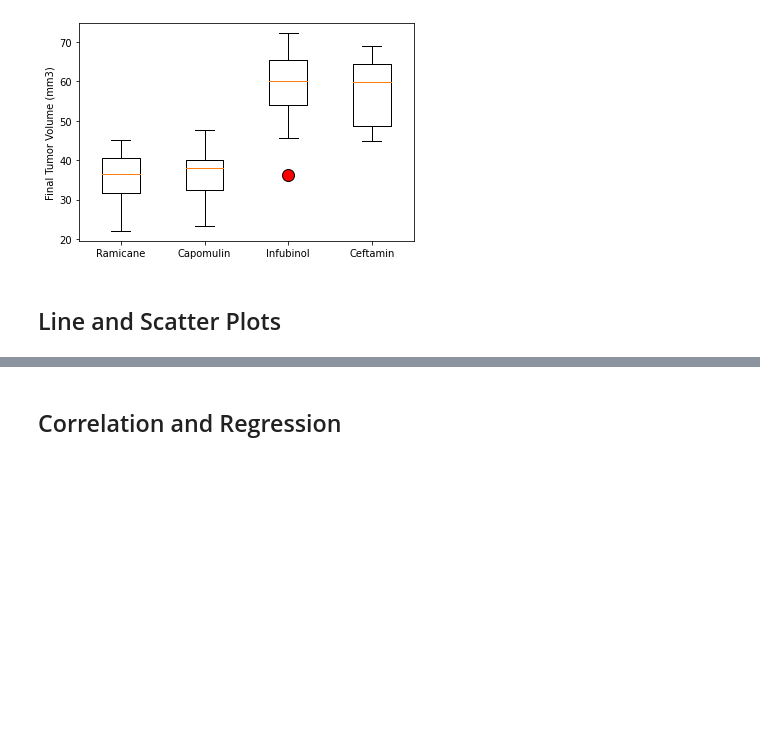
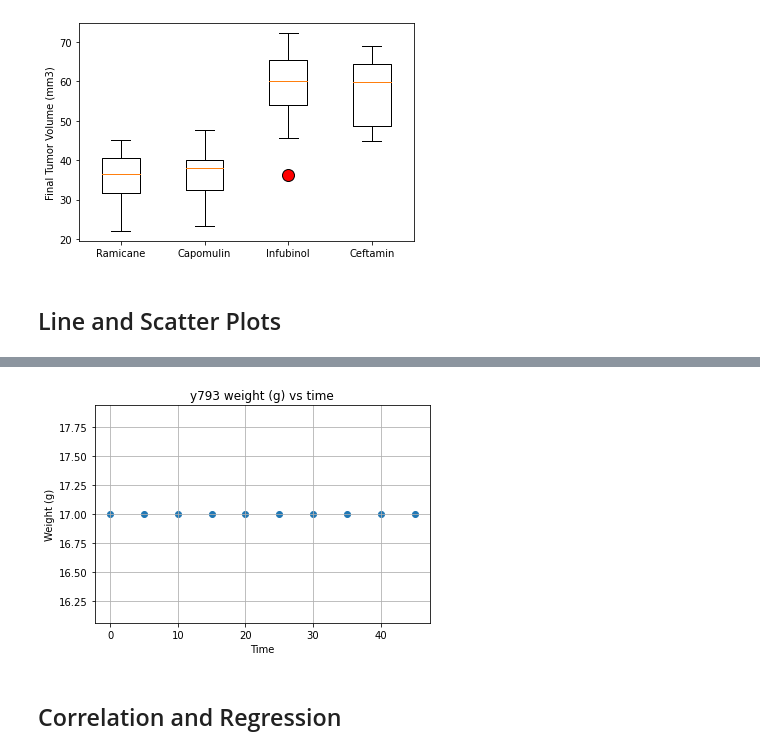
Before and after one commit to JaviPardox/Pharma-Mice-Analysis, a Jupyter notebook: Pymaceuticals/pymaceuticals_starter.ipynb, the cells around one changed output, grey strips where cells are left out. Drawn from its saved outputs; the diff is of its cells as text; code cells hidden in the pictures; blank space fills up the shorter version.

```diff
--- a/Pymaceuticals/pymaceuticals_starter.ipynb
+++ b/Pymaceuticals/pymaceuticals_starter.ipynb
@@ -284,5 +295,12 @@ plt.show()
 # %%
 # Generate a scatter plot of average tumor volume vs. mouse weight for the Capomulin regimen
+plt.scatter(mouse_plot["Timepoint"],mouse_plot["Weight (g)"])
+plt.title(capomulin_mouse_id[5] + " weight (g) vs time")
+plt.ylabel("Weight (g)")
+plt.xlabel("Time")
+plt.grid()
+# %% [output]
+[figure, added]
 # %% [markdown]
 ## Correlation and Regression
 # %%
```
Also changed, not shown: parts of 2 cells of this notebook.
